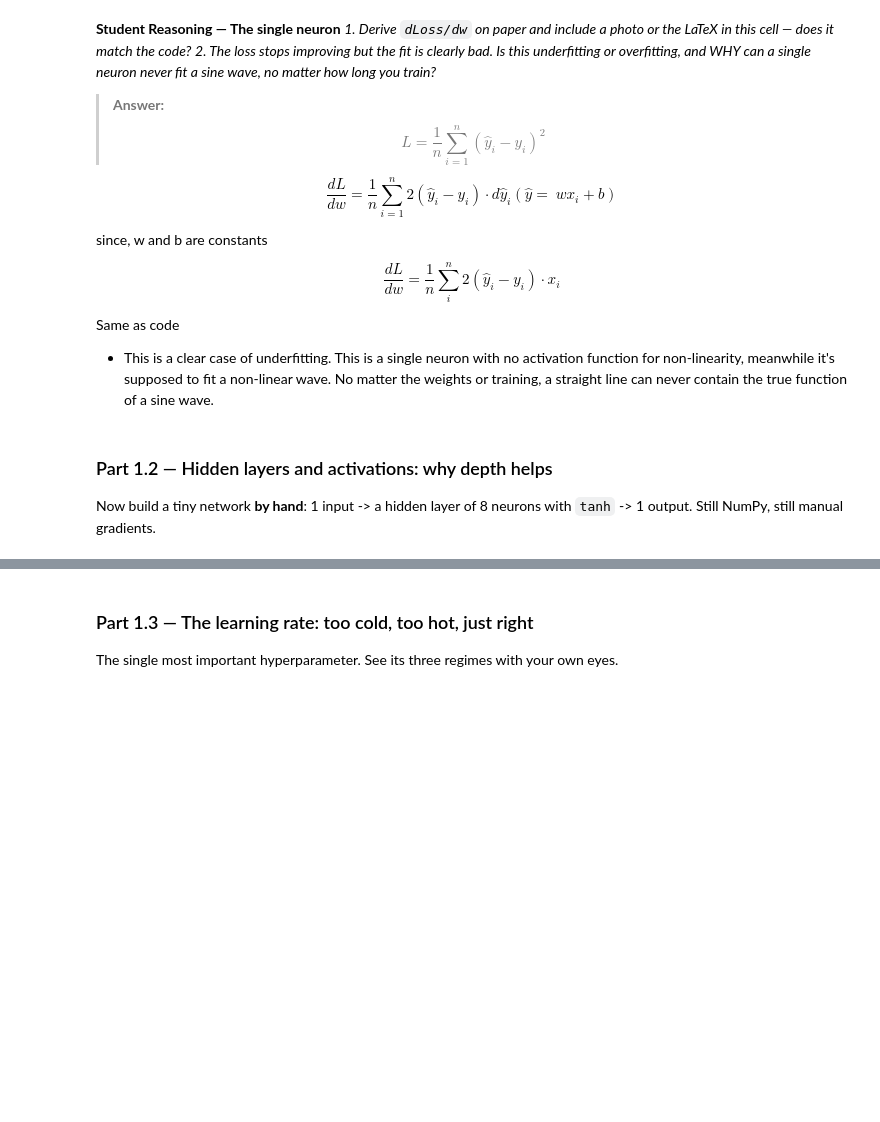
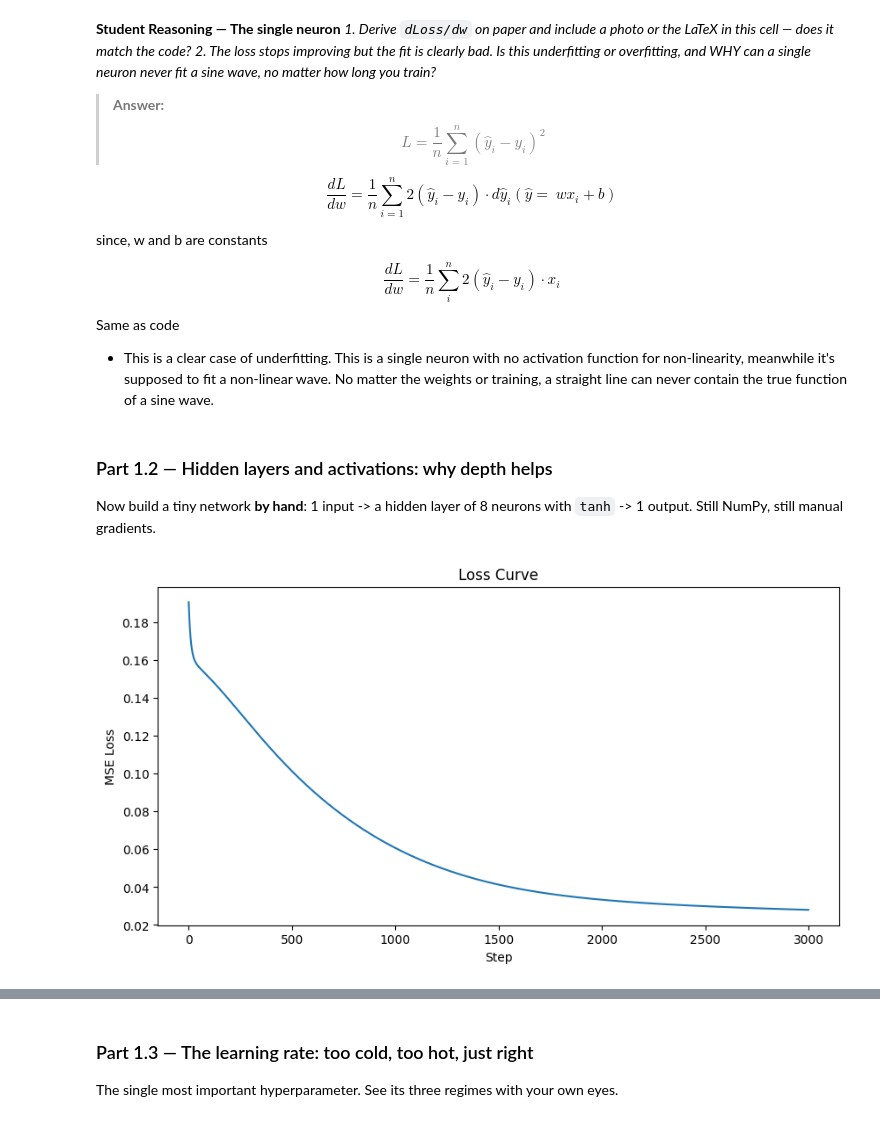
Before and after one commit to jupiterbouncer/Subair_Oluwademilade_Lab3, a Jupyter notebook: Lab_3.ipynb, the cells around one changed output, grey strips where cells are left out. Saved outputs shown, nothing was run; the diff lists cells and outputs as text; code cells hidden in the pictures; blank space fills up the shorter version.

```diff
--- a/Lab_3.ipynb
+++ b/Lab_3.ipynb
@@ -142,26 +142,88 @@ Same as code
 Now build a tiny network **by hand**: 1 input -> a hidden layer of 8 neurons with `tanh` ->
 1 output. Still NumPy, still manual gradients.
 # %%
-# TODO: Initialise parameters
-#   W1: shape (1, 8),  b1: shape (8,)
-#   W2: shape (8, 1),  b2: shape (1,)
-#   Small random values (e.g. np.random.randn(...) * 0.5)
+# Initialise parameters with small random values
+W1 = np.random.rand(1, 8) * 0.5
+b1 = np.zeros(8)
+W2 = np.random.rand(8, 1) * 0.5
+b2 = np.zeros(1)
 
-# TODO: Forward pass (keep the intermediate values — you need them for backprop):
-#   z1 = x @ W1 + b1        # pre-activation, shape (100, 8)
-#   h  = np.tanh(z1)        # activation
-#   y_hat = h @ W2 + b2     # output, shape (100, 1)
-#   loss  = np.mean((y_hat - y) ** 2)
+lr = 0.01
+losses = []
+# Reshape x and y to be column vectors
+x = x.reshape(-1, 1)
+y = y.reshape(-1, 1)
 
-# TODO: Backward pass (the chain rule, layer by layer):
-#   d_yhat = 2 * (y_hat - y) / len(y)
-#   dW2 = h.T @ d_yhat ;  db2 = d_yhat.sum(axis=0)
-#   dh  = d_yhat @ W2.T
-#   dz1 = dh * (1 - np.tanh(z1) ** 2)     # derivative of tanh
-#   dW1 = x.T @ dz1 ;  db1 = dz1.sum(axis=0)
+# Update all parameters with learning rate lr, loop for ~3000 steps, record the loss.
+for i in range(3000):
+    # Forward pass (keep the intermediate values, need them for backprop):
+    z1 = x @ W1 + b1  # pre-activation, shape (100, 8)
+    h = np.tanh(z1)  # activation
+    y_hat = h @ W2 + b2  # output, shape (100, 1)
+    loss = np.mean((y_hat - y) ** 2)
 
-# TODO: Update all parameters with learning rate lr, loop for ~3000 steps,
-#   record the loss.
+    # Backward pass (the chain rule, layer by layer):
+    d_yhat = 2 * (y_hat - y) / len(y)
+    dW2 = h.T @ d_yhat
+    db2 = d_yhat.sum(axis=0)
+    dh = d_yhat @ W2.T
+    dz1 = dh * (1 - np.tanh(z1) ** 2)  # derivative of tanh
+    dW1 = x.T @ dz1
+    db1 = dz1.sum(axis=0)
 
-# TODO: Plot the loss curve AND the final fit over the data.
-#   Then re-run with the tanh REMOVED (h = z1). What happens to the fit?
+    W1 -= lr * dW1
+    b1 -= lr * db1
+    W2 -= lr * dW2
+    b2 -= lr * db2
+
+    losses.append(loss)
+
+# Plot the loss curve AND the final fit over the data
+plt.figure(figsize=(10, 5))
+plt.plot(losses)
+plt.title("Loss Curve")
+plt.xlabel("Step")
+plt.ylabel("MSE Loss")
+plt.show()
+
+plt.figure(figsize=(10, 5))
+plt.scatter(x, y, s=10, alpha=0.6, label="Data")
+plt.plot(x, np.tanh(x @ W1 + b1) @ W2 + b2, label="Fitted line")
+plt.title("Final fit")
+plt.legend()
+plt.show()
+
+lossesRemoved = []
+# Then re-run with the tanh REMOVED (h = z1). What happens to the fit?
+for i in range(3000):
+    # Forward pass (keep the intermediate values, need them for backprop):
+    z1 = x @ W1 + b1  # pre-activation, shape (100, 8)
+    h = z1  # no activation
+    y_hat = h @ W2 + b2  # output, shape (100, 1)
+    lossR = np.mean((y_hat - y) ** 2)
+
+    # Backward pass (the chain rule, layer by layer):
+    d_yhat = 2 * (y_hat - y) / len(y)
+    dW2 = h.T @ d_yhat
+    db2 = d_yhat.sum(axis=0)
+    dh = d_yhat @ W2.T
+    dz1 = dh  # derivate of linear h is 1
+    dW1 = x.T @ dz1
+    db1 = dz1.sum(axis=0)
+
+    W1 -= lr * dW1
+    b1 -= lr * db1
+    W2 -= lr * dW2
+    b2 -= lr * db2
+
+    lossesRemoved.append(lossR)
+
+# Plot the final fit over the data
+plt.figure(figsize=(10, 5))
+plt.scatter(x, y, s=10, alpha=0.6, label="Data")
+plt.plot(x, x @ W1 + b1 @ W2 + b2, label="Fitted line")
+plt.title("Final fit")
+plt.legend()
+plt.show()
+# %% [output]
+[figure, added]
```
Also changed, not shown: parts of 2 cells of this notebook.
